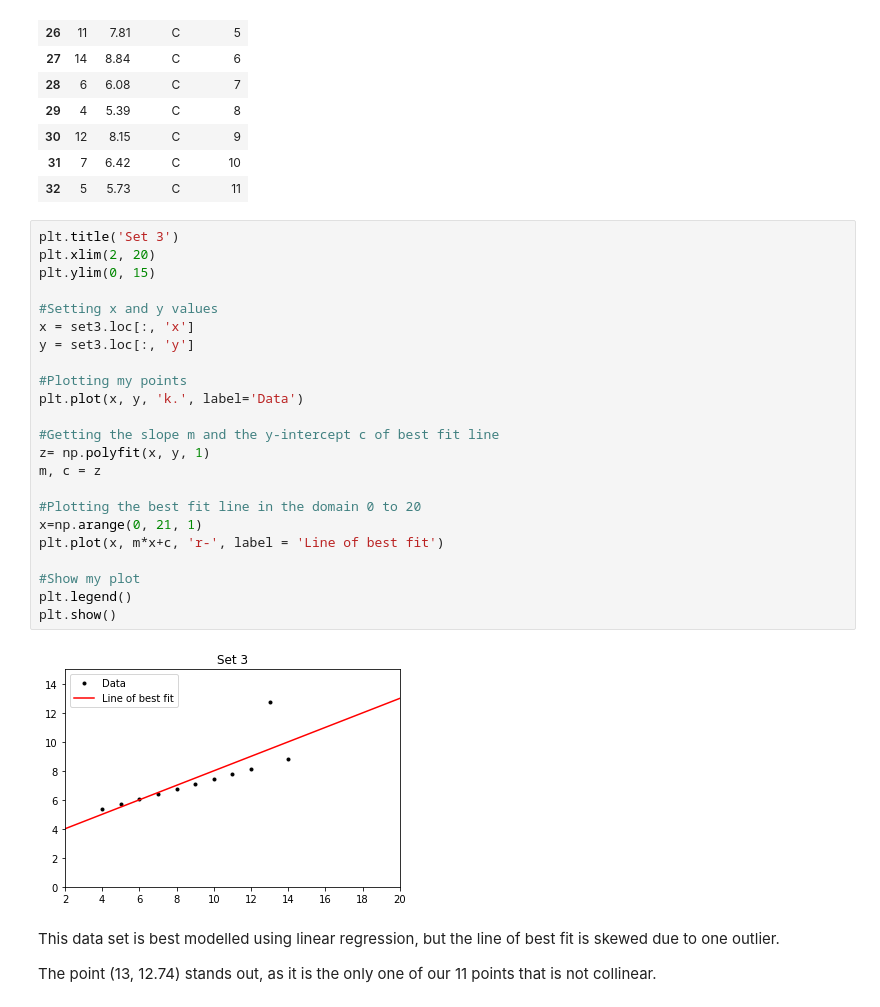
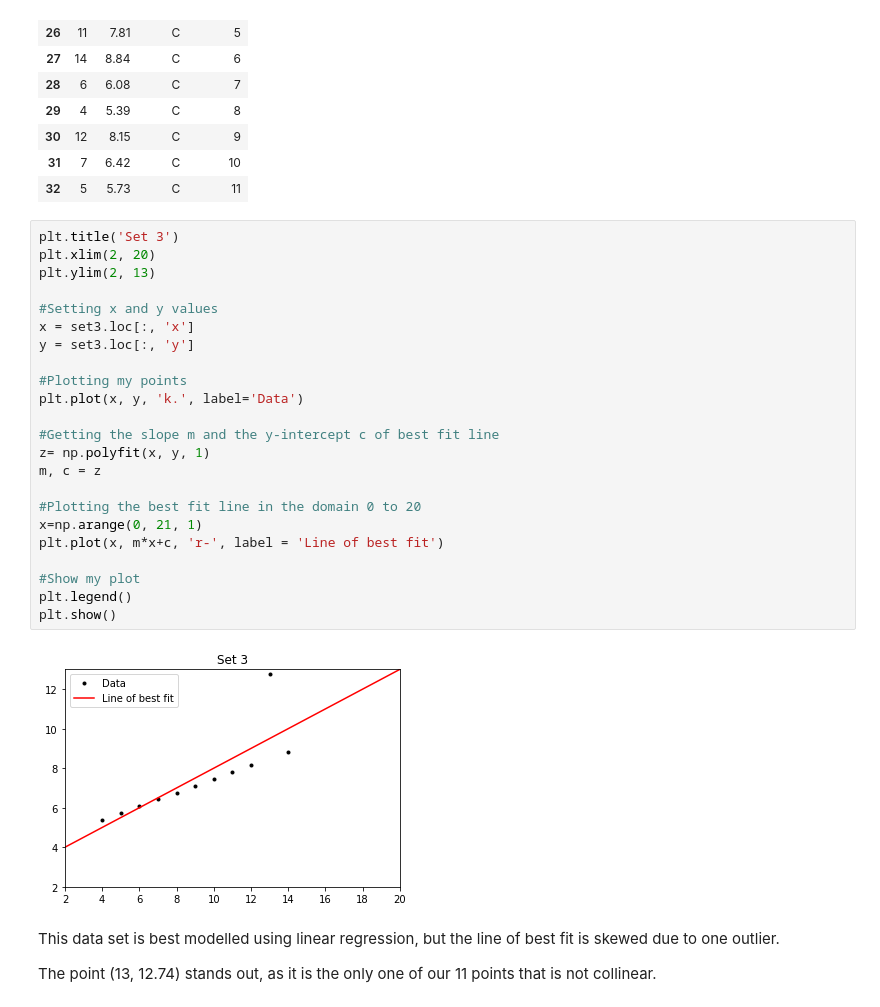
Before and after one commit to MarionMcG/data-analysis, a Jupyter notebook: anscombe.ipynb, the cells around one changed output. Saved outputs shown, nothing was run; the diff lists cells and outputs as text.

```diff
--- a/anscombe.ipynb
+++ b/anscombe.ipynb
@@ -252,28 +253,28 @@ set3
 # %%
 plt.title('Set 3')
 plt.xlim(2, 20)
-plt.ylim(0, 15)
+plt.ylim(2, 13)
 
 #Setting x and y values
 x = set3.loc[:, 'x']
 y = set3.loc[:, 'y']
 
 #Plotting my points
 plt.plot(x, y, 'k.', label='Data')
 
 #Getting the slope m and the y-intercept c of best fit line
 z= np.polyfit(x, y, 1)
 m, c = z
 
 #Plotting the best fit line in the domain 0 to 20
 x=np.arange(0, 21, 1)
 plt.plot(x, m*x+c, 'r-', label = 'Line of best fit')
 
 #Show my plot
 plt.legend()
 plt.show()
 # %% [output]
-[figure, old version]
+[figure, new version]
 # %% [markdown]
 This data set is best modelled using linear regression, but the line of best fit is skewed due to one outlier.
 
```
Also changed, not shown: parts of 7 cells of this notebook.
